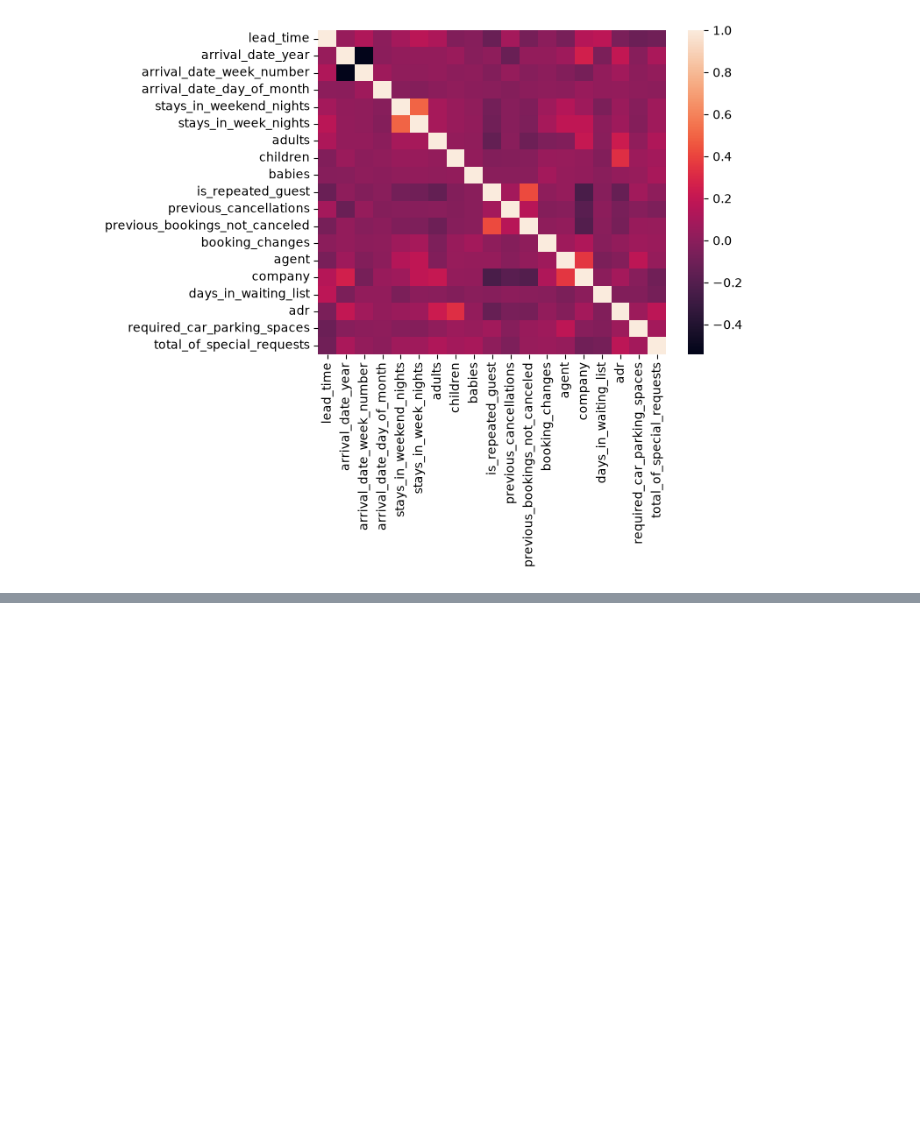
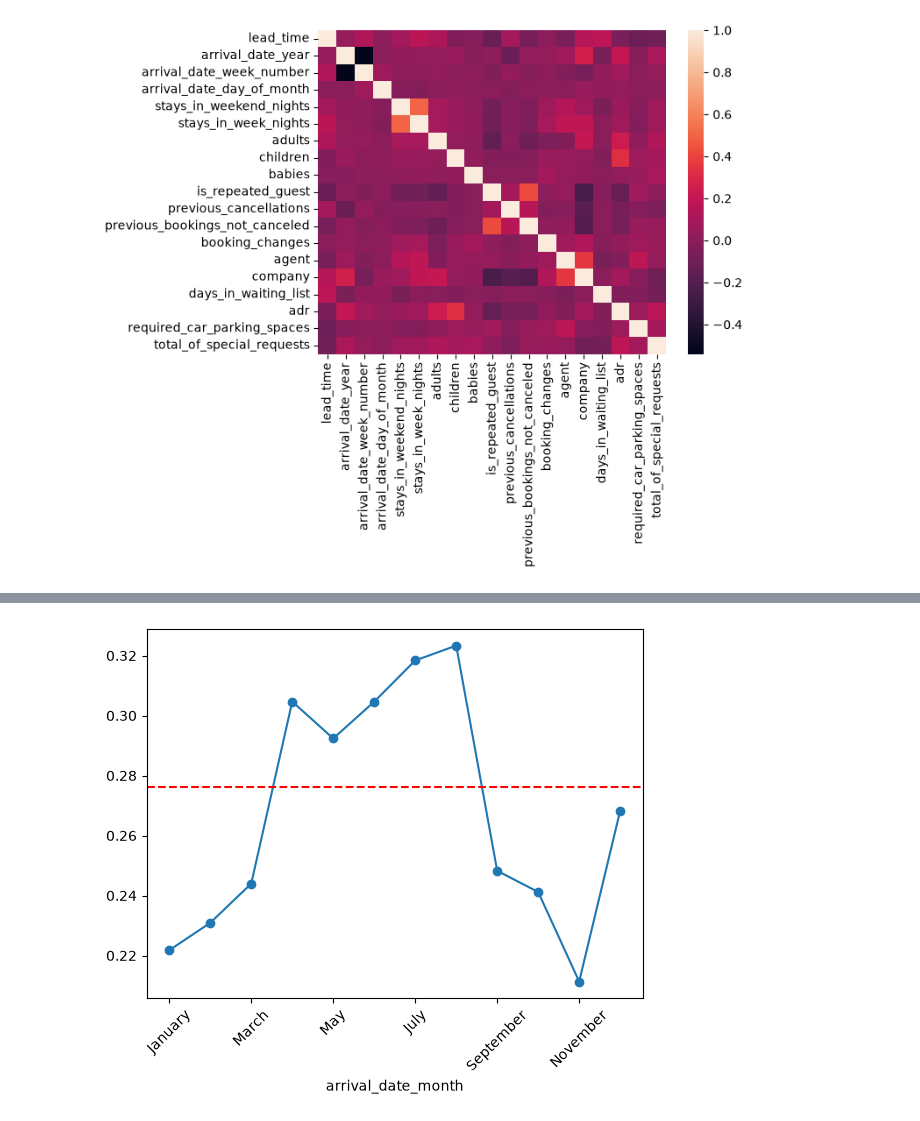
Before and after one commit to MrHarry2003/ML-Practice, a Jupyter notebook: hotel-booking-demands/notebook.ipynb, the cells around one changed output, grey strips where cells are left out. Saved outputs shown, nothing was run; the diff lists cells and outputs as text; code cells hidden in the pictures; blank space fills up the shorter version.

```diff
--- a/hotel-booking-demands/notebook.ipynb
+++ b/hotel-booking-demands/notebook.ipynb
@@ -146,0 +262,8 @@ sns.heatmap(csv_data[num_cols].corr())
+# %%
+months = ["January","February","March","April","May","June","July",
+          "August","September","October","November","December"]
+df.groupby("arrival_date_month")["is_canceled"].mean().reindex(months).plot(marker="o", rot=45)
+# We see a trend in this plot so keeping this input
+plt.axhline(overall, color="red", ls="--"); plt.show()
+# %% [output]
+[figure, added]
```
Also changed, not shown: parts of 16 cells of this notebook.
